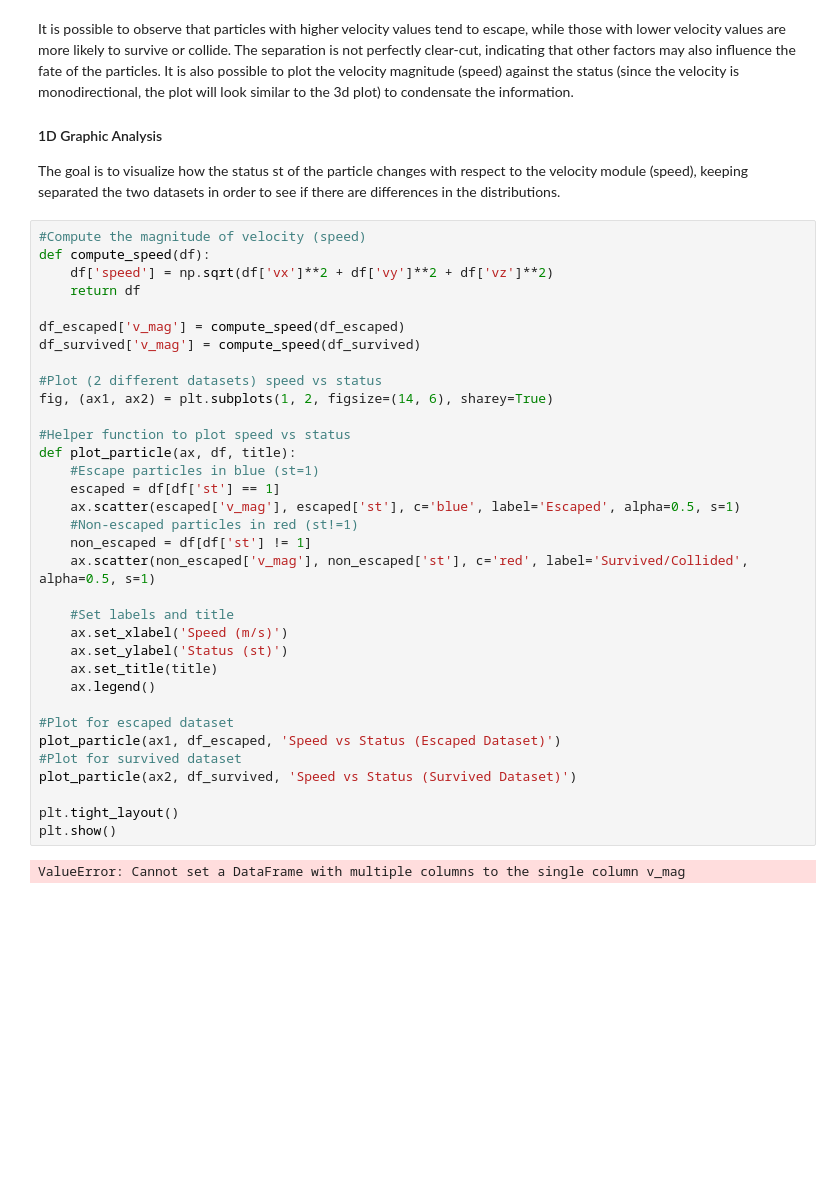
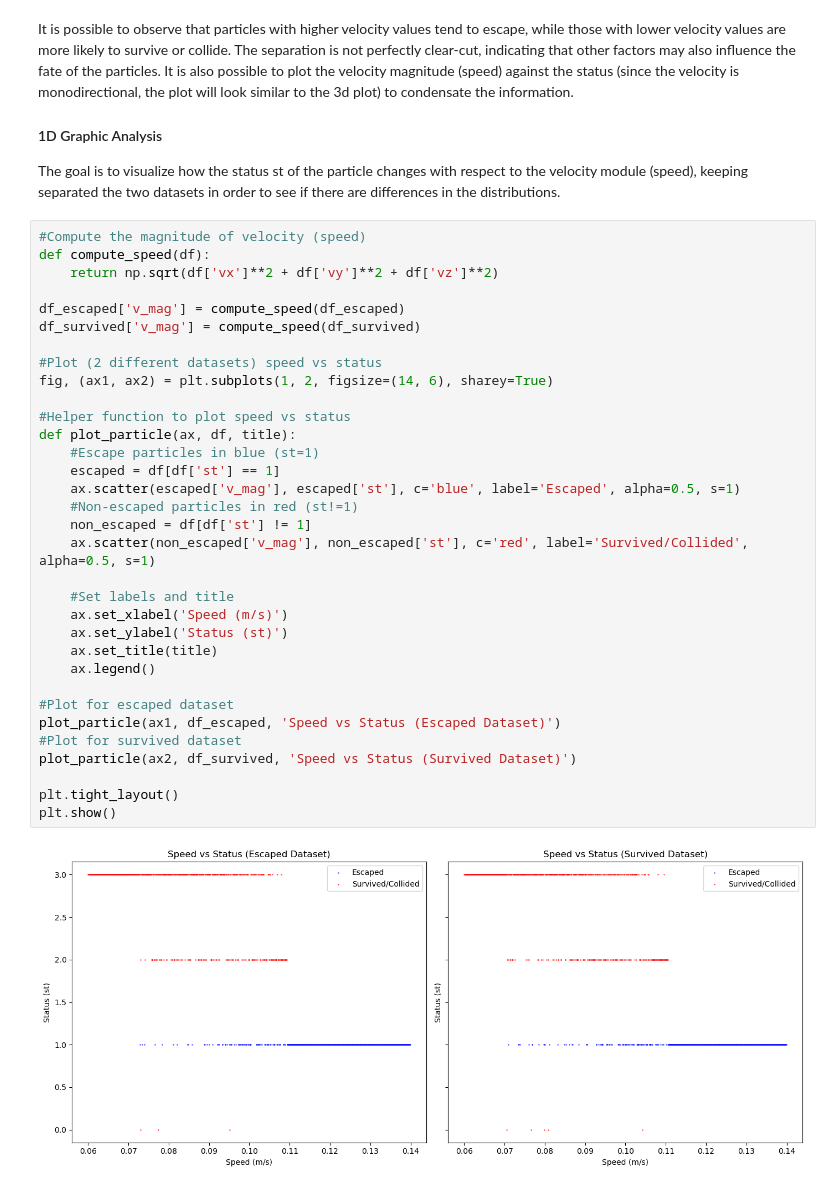
Before and after one commit to LFiaccadori/DART-Ejecta-Fate-Prediction, a Jupyter notebook: notebooks/second_dataset_linear_model.ipynb, the cells around one changed output. Drawn from its saved outputs; the diff is of its cells as text; blank space fills up the shorter version.

```diff
--- a/notebooks/second_dataset_linear_model.ipynb
+++ b/notebooks/second_dataset_linear_model.ipynb
@@ -87,36 +87,35 @@ The goal is to visualize how the status st of the particle changes with respect
 # %%
 #Compute the magnitude of velocity (speed)
 def compute_speed(df):
-    df['speed'] = np.sqrt(df['vx']**2 + df['vy']**2 + df['vz']**2)
-    return df
+    return np.sqrt(df['vx']**2 + df['vy']**2 + df['vz']**2)
 
 df_escaped['v_mag'] = compute_speed(df_escaped)
 df_survived['v_mag'] = compute_speed(df_survived)
 
 #Plot (2 different datasets) speed vs status
 fig, (ax1, ax2) = plt.subplots(1, 2, figsize=(14, 6), sharey=True)
 
 #Helper function to plot speed vs status
 def plot_particle(ax, df, title):
     #Escape particles in blue (st=1)
     escaped = df[df['st'] == 1]
     ax.scatter(escaped['v_mag'], escaped['st'], c='blue', label='Escaped', alpha=0.5, s=1)
     #Non-escaped particles in red (st!=1)
     non_escaped = df[df['st'] != 1]
     ax.scatter(non_escaped['v_mag'], non_escaped['st'], c='red', label='Survived/Collided', alpha=0.5, s=1)
 
     #Set labels and title
     ax.set_xlabel('Speed (m/s)')
     ax.set_ylabel('Status (st)')
     ax.set_title(title)
     ax.legend()
 
 #Plot for escaped dataset
 plot_particle(ax1, df_escaped, 'Speed vs Status (Escaped Dataset)')
 #Plot for survived dataset
 plot_particle(ax2, df_survived, 'Speed vs Status (Survived Dataset)')
 
 plt.tight_layout()
 plt.show()
 # %% [output]
-ValueError: Cannot set a DataFrame with multiple columns to the single column v_mag
+[figure, added]
```
Also changed, not shown: parts of 7 cells of this notebook.
